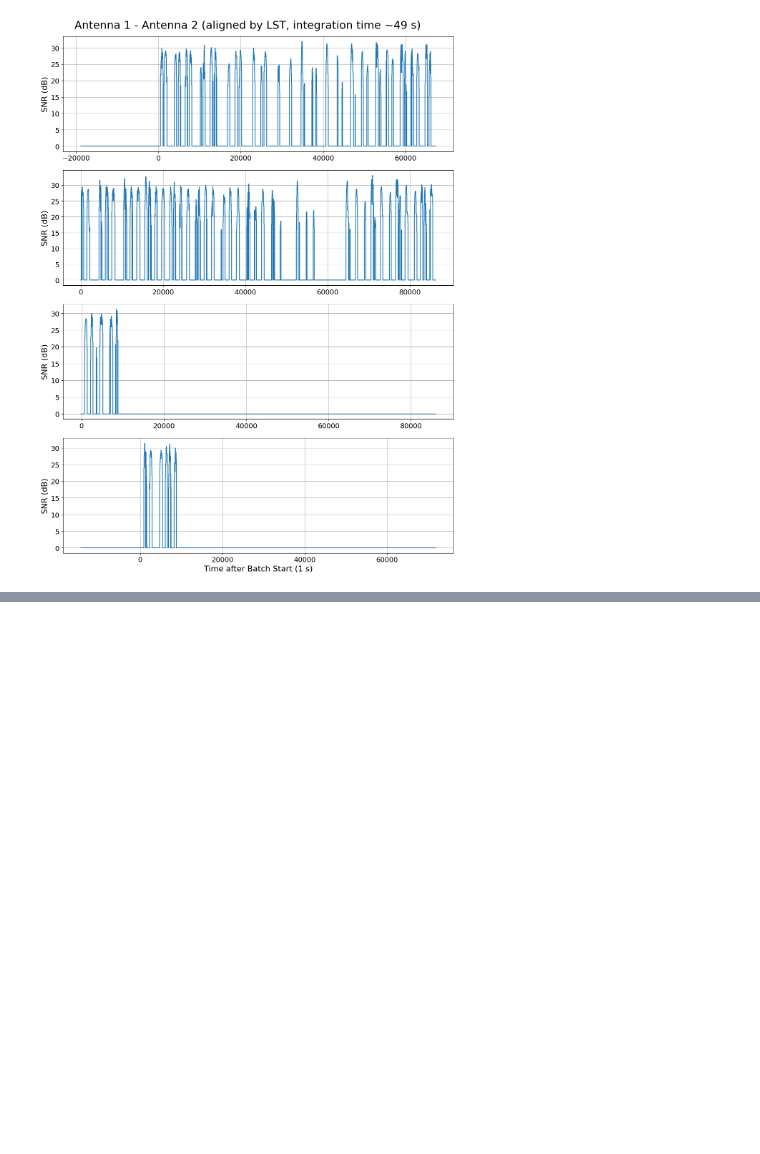
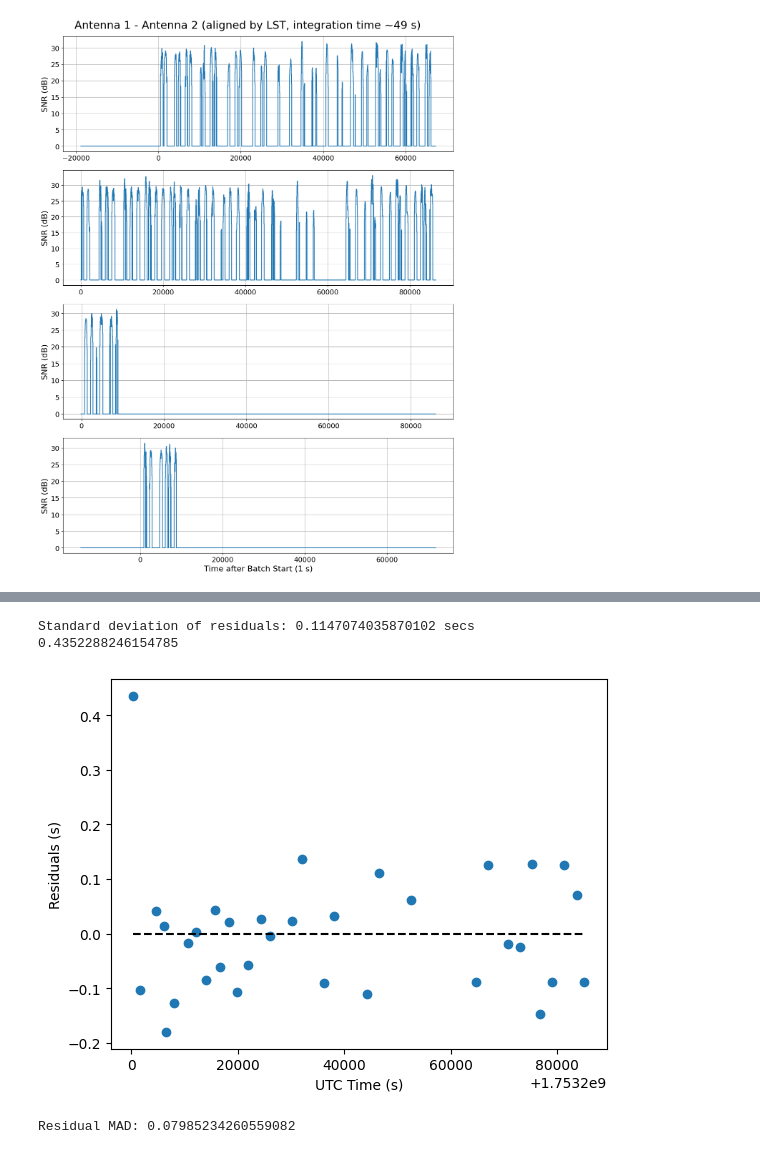
Before and after one commit to ALBATROS-Experiment/albatros_analysis, a Jupyter notebook: scripts/orbcomm/satdet_auxfuncs.ipynb, the cells around one changed output, grey strips where cells are left out. Cells and saved outputs as stored; diff of their text form; code cells hidden in the pictures; blank space fills up the shorter version.

```diff
--- a/scripts/orbcomm/satdet_auxfuncs.ipynb
+++ b/scripts/orbcomm/satdet_auxfuncs.ipynb
@@ -133,0 +432,18 @@ pad 60605
+# %%
+res = np.asarray(utc_corr)-m*np.asarray(spectra_corr)-c
+plt.scatter(utc_corr, res)
+plt.xlabel('UTC Time (s)')
+plt.ylabel('Residuals (s)')
+plt.hlines(y=0,xmin=np.min(utc_corr), xmax=np.max(utc_corr),color='black',linestyle='--')
+print(f'Standard deviation of residuals: {np.std(res)} secs')
+
+print(res[0])
+# %% [output]
+Standard deviation of residuals: 0.1147074035870102 secs
+0.4352288246154785
+[figure, added]
+# %%
+res_MAD = get_MAD(res)
+print(f"Residual MAD: {res_MAD}")
+# %% [output]
+Residual MAD: 0.07985234260559082
```
Also changed, not shown: parts of 14 cells of this notebook, 8 other files.
